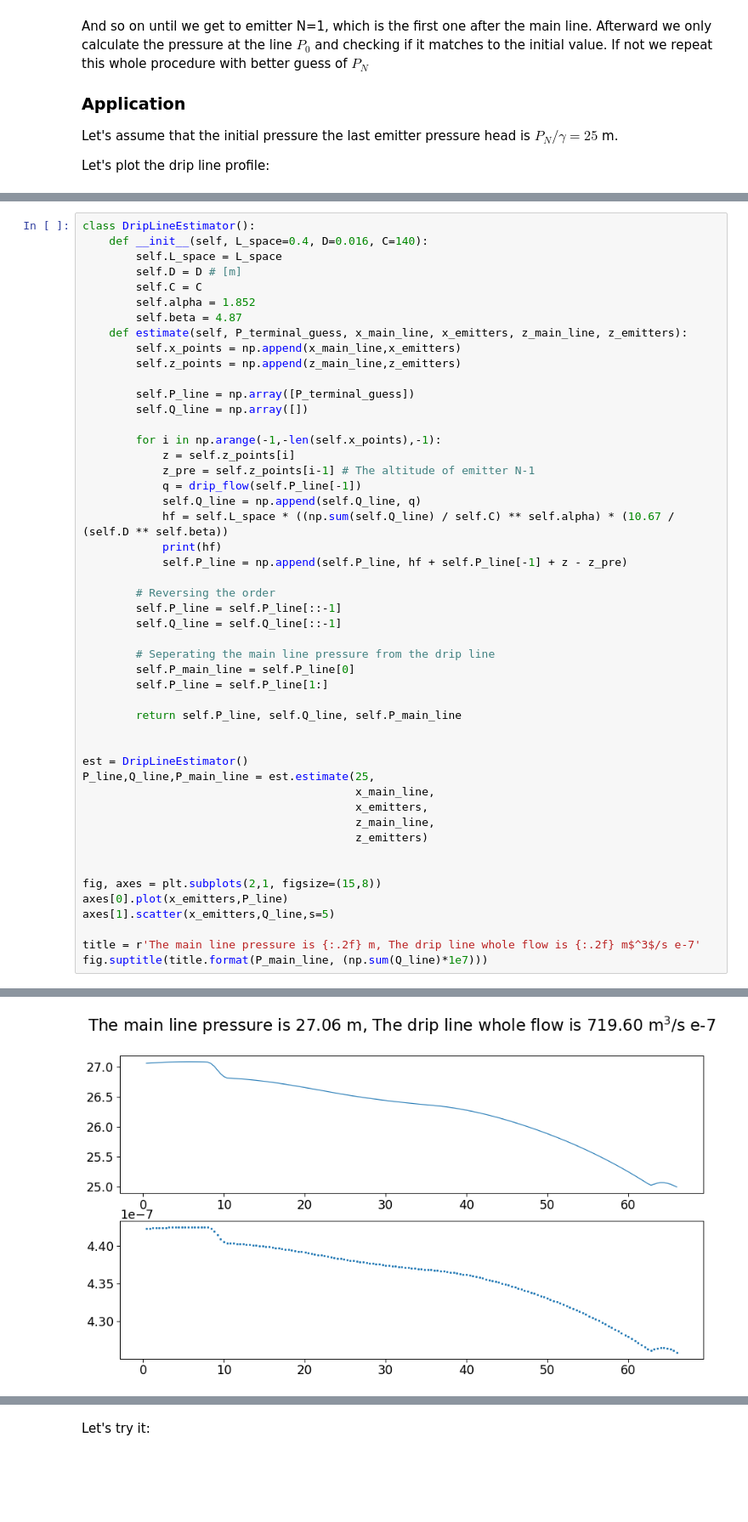
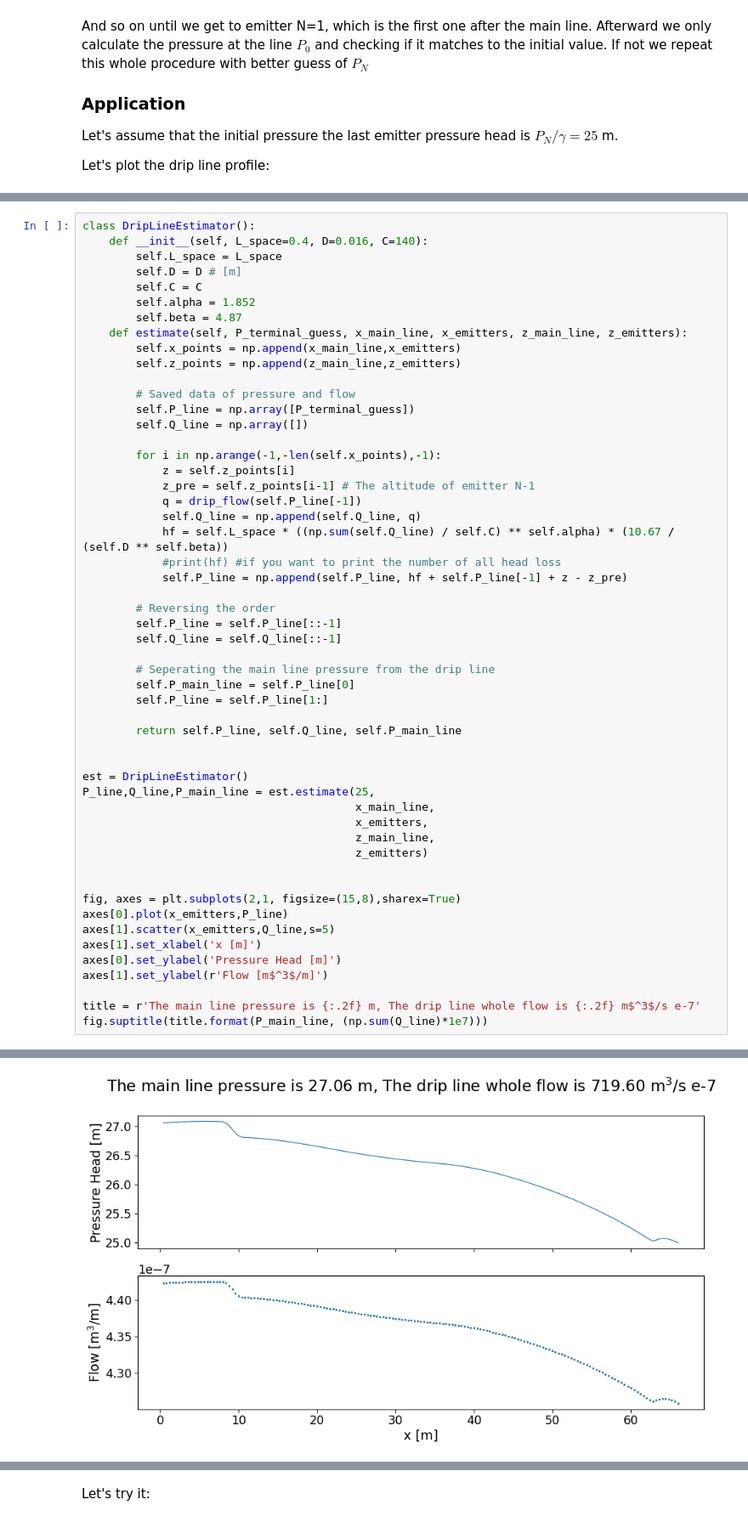
Before and after one commit to YuvalBayer/IrrigationProject, a Jupyter notebook: NB3_Creating_Drip_Estimator.ipynb, the cells around one changed output, grey strips where cells are left out. Shown: that part at 85% size. Saved outputs shown, nothing was run; the diff lists cells and outputs as text; blank space fills up the shorter version.

```diff
--- a/NB3_Creating_Drip_Estimator.ipynb
+++ b/NB3_Creating_Drip_Estimator.ipynb
@@ -178,6 +182,7 @@ class DripLineEstimator():
         self.x_points = np.append(x_main_line,x_emitters)
         self.z_points = np.append(z_main_line,z_emitters)
 
+        # Saved data of pressure and flow
         self.P_line = np.array([P_terminal_guess])
         self.Q_line = np.array([])
 
@@ -187,7 +192,7 @@ class DripLineEstimator():
             q = drip_flow(self.P_line[-1])
             self.Q_line = np.append(self.Q_line, q)
             hf = self.L_space * ((np.sum(self.Q_line) / self.C) ** self.alpha) * (10.67 / (self.D ** self.beta))
-            print(hf)
+            #print(hf) #if you want to print the number of all head loss
             self.P_line = np.append(self.P_line, hf + self.P_line[-1] + z - z_pre)
 
         # Reversing the order
@@ -209,9 +214,12 @@ P_line,Q_line,P_main_line = est.estimate(25,
                                          z_emitters)
 
 
-fig, axes = plt.subplots(2,1, figsize=(15,8))
+fig, axes = plt.subplots(2,1, figsize=(15,8),sharex=True)
 axes[0].plot(x_emitters,P_line)
 axes[1].scatter(x_emitters,Q_line,s=5)
+axes[1].set_xlabel('x [m]')
+axes[0].set_ylabel('Pressure Head [m]')
+axes[1].set_ylabel(r'Flow [m$^3$/m]')
 
 title = r'The main line pressure is {:.2f} m, The drip line whole flow is {:.2f} m$^3$/s e-7'
 fig.suptitle(title.format(P_main_line, (np.sum(Q_line)*1e7)))
@@ -237,2 +228,2 @@ Text(0.5, 0.98, 'The main line pressure is 27.06 m, The drip line whole flow is
-[figure, old version]
+[figure, new version]
 # %% [markdown]
```
Also changed, not shown: parts of 9 cells of this notebook, 9 other files.
